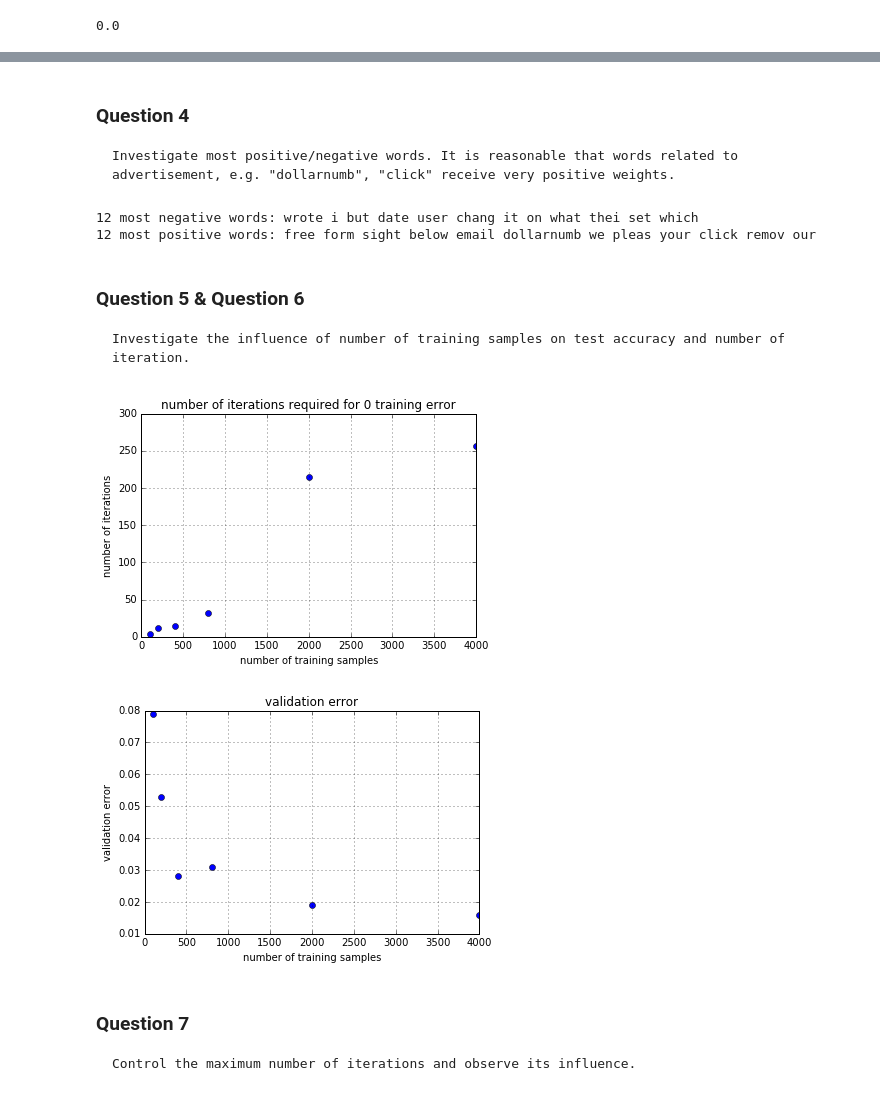
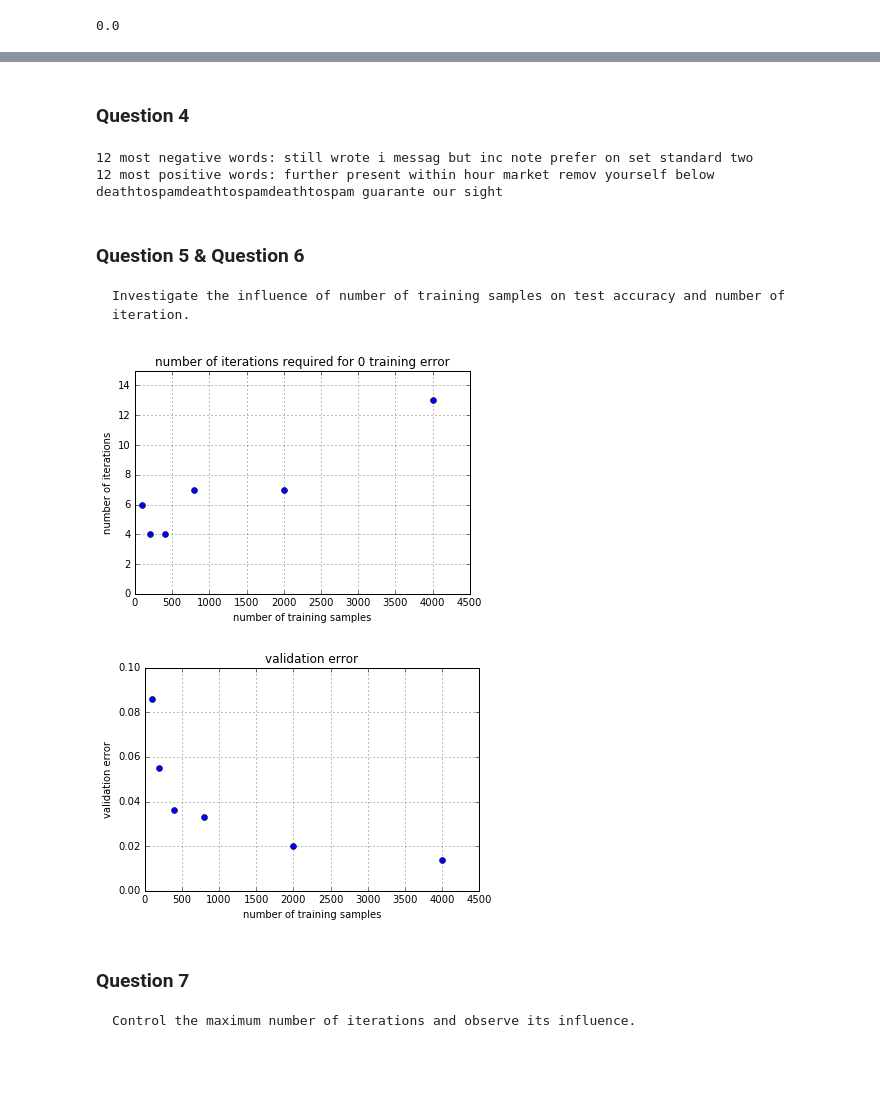
Before and after one commit to GaiYu0/ml_assignments, a Jupyter notebook: assignment1/assignment1.ipynb, the cells around one changed output, grey strips where cells are left out. Saved outputs shown, nothing was run; the diff lists cells and outputs as text; code cells hidden in the pictures; blank space fills up the shorter version.

```diff
--- a/assignment1/assignment1.ipynb
+++ b/assignment1/assignment1.ipynb
@@ -44,12 +64,12 @@ def perceptron_train(W, X, Y, learning_rate=1, logging_interval=1, maximum_n_ite
     Train perceptron.
 # %%
 D = len(vocabulary) # dimension of feature vector
-W = np.random.normal(0, 1, (D, 1)) # initialize weights
+W = np.zeros((D, 1))
 N_TRAINING_SAMPLES = 4000
 W, n_errors, n_iterations = perceptron_train(
     W,
     training_X[:N_TRAINING_SAMPLES],
     training_Y[:N_TRAINING_SAMPLES],
-    logging_interval=50
+    logging_interval=1
 )
 # %% [output]
@@ -82,17 +110,15 @@ validation_errors
-# %% [markdown]
-### Question 4
-    Investigate most positive/negative words. It is reasonable that words related to advertisement, e.g. "dollarnumb", "click" receive very positive weights.
+# %% [markdown]
+### Question 4
 # %%
 weights = W.tolist()
-sorted_weights = sorted(weights)
+sorted_vocabulary = sorted(vocabulary, key=lambda word: weights[vocabulary.index(word)])
 N = 12
-negative_N = tuple(vocabulary[weights.index(weight)] for weight in sorted_weights[:N])
-positive_N = tuple(vocabulary[weights.index(weight)] for weight in sorted_weights[len(sorted_weights) - N:])
-print('%d most negative words:' % N, *negative_N)
-print('%d most positive words:' % N, *positive_N)
+n_words = len(vocabulary)
+print('%d most negative words:' % N, *sorted_vocabulary[:N])
+print('%d most positive words:' % N, *sorted_vocabulary[n_words - N:])
 # %% [output]
-12 most negative words: wrote i but date user chang it on what thei set which
-12 most positive words: free form sight below email dollarnumb we pleas your click remov our
+12 most negative words: still wrote i messag but inc note prefer on set standard two
+12 most positive words: further present within hour market remov yourself below deathtospamdeathtospamdeathtospam guarante our sight
 # %% [markdown]
 ### Question 5 & Question 6
     Investigate the influence of number of training samples on test accuracy and number of iteration.
@@ -101,7 +127,7 @@ print('%d most positive words:' % N, *positive_N)
 n_update_table = {4000 : n_iterations}
 validation_error_table = {4000 : validation_errors}
 for N_TRAINING_SAMPLES in (100, 200, 400, 800, 2000):
-    W = np.random.normal(0, 1, (D, 1))
+    W = np.zeros((D, 1))
     W, n_errors, n_iterations = perceptron_train(
         W,
         training_X[:N_TRAINING_SAMPLES],
@@ -114,21 +140,25 @@ for N_TRAINING_SAMPLES in (100, 200, 400, 800, 2000):
 # %%
 # plot number of iteration
 pl.plot(list(n_update_table.keys()), list(n_update_table.values()), 'bo')
 pl.xlabel('number of training samples')
 pl.ylabel('number of iterations')
 pl.title('number of iterations required for 0 training error')
+pl.xlim(0, 4500)
+pl.ylim(0, 15)
 pl.grid()
 # %% [output]
-[figure, old version]
+[figure, new version]
 # %%
 # plot validation error
 pl.plot(list(validation_error_table.keys()), list(validation_error_table.values()), 'bo')
 pl.xlabel('number of training samples')
 pl.ylabel('validation error')
 pl.title('validation error')
+pl.xlim(0, 4500)
+pl.ylim(0, 0.1)
 pl.grid()
 # %% [output]
-[figure, old version]
+[figure, new version]
 # %% [markdown]
 ### Question 7
     Control the maximum number of iterations and observe its influence.
```
Also changed, not shown: parts of 11 cells of this notebook.
